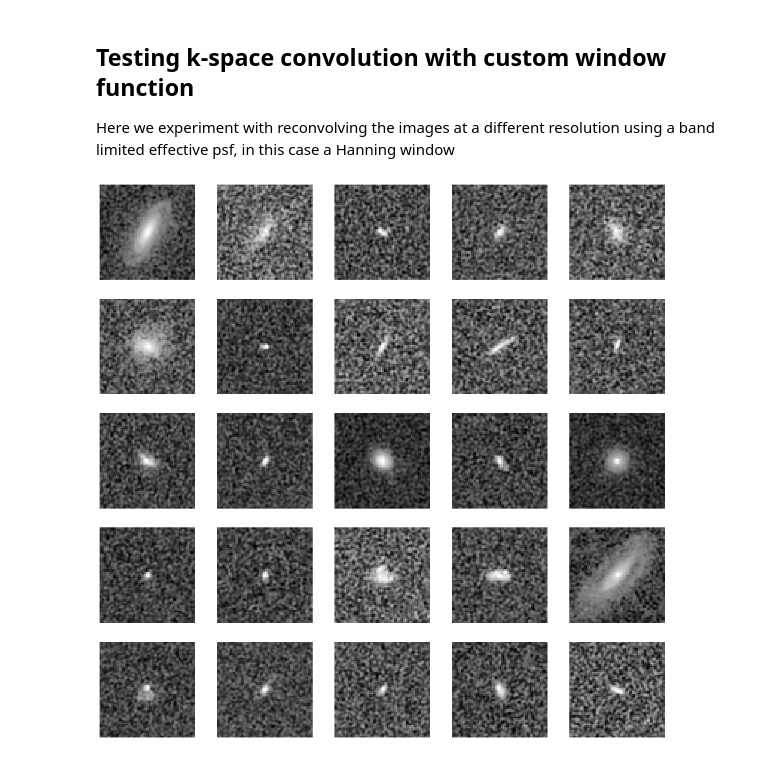
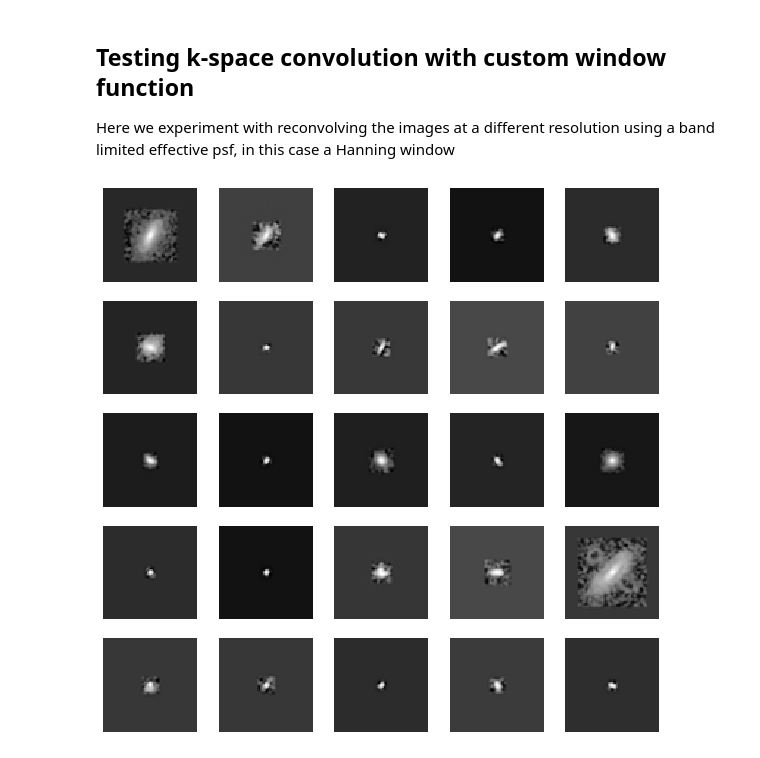
Before and after one commit to DifferentiableUniverseInitiative/GalFlow, a Jupyter notebook: notebooks/GalFlow_demo.ipynb, the cells around one changed output. Saved outputs shown, nothing was run; the diff lists cells and outputs as text; code cells hidden in the pictures.

```diff
--- a/notebooks/GalFlow_demo.ipynb
+++ b/notebooks/GalFlow_demo.ipynb
@@ -103,7 +103,7 @@ from scipy.signal.windows import hann
 # We draw the PSF image in Kspace at the correct resolution
 N = 64
 im_scale = 0.168
-interp_factor=3
+interp_factor=6
 padding_factor=2
 Nk = N*interp_factor*padding_factor
 from galsim.bounds import _BoundsI
@@ -137,21 +139,20 @@ resk = gf.kconvolve(kims, kpsf,
                    zero_padding_factor=padding_factor,
                    interp_factor=interp_factor )
 # %%
-figure(figsize=(20,20))
+figure(figsize=(10,10))
 c=0
 sess = tf.Session()
 for i in range(25):
-    gal = cat.makeGalaxy(9+i, noise_pad_size=im_scale*N/2*1.25)
+    gal = cat.makeGalaxy(9+i, noise_pad_size=0)#im_scale*N/2)
     imkgal = gal.drawKImage(bounds=bounds,
-                            scale=2.*np.pi/(N* im_scale),
+                            scale=2.*np.pi/(Nk * im_scale / interp_factor ),
                             recenter=False)
 
     yop = sess.run(resk, feed_dict={kpsf:my_psf.reshape(1,Nk,Nk//2+1),
-                                    kims:fftshift((imkgal.array).reshape(1,Nk,Nk//2+1), axes=1)
-                                    })
+                                    kims:fftshift((imkgal.array).reshape(1,Nk,Nk//2+1), axes=1)})
     subplot(5,5,c+1)
     imshow(arcsinh(50*fftshift(yop[0,:,:,0]))[N//2:-N//2,N//2:-N//2],cmap='gray')
     axis('off')
     c+=1
 # %% [output]
-[figure, old version]
+[figure, new version]
```
Also changed, not shown: parts of 6 cells of this notebook, 1 other file.
